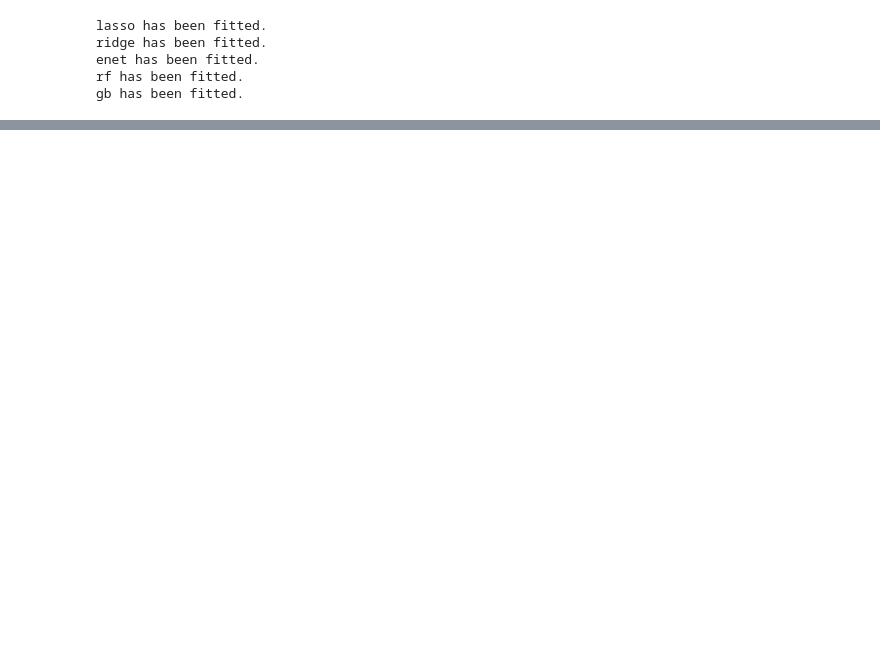
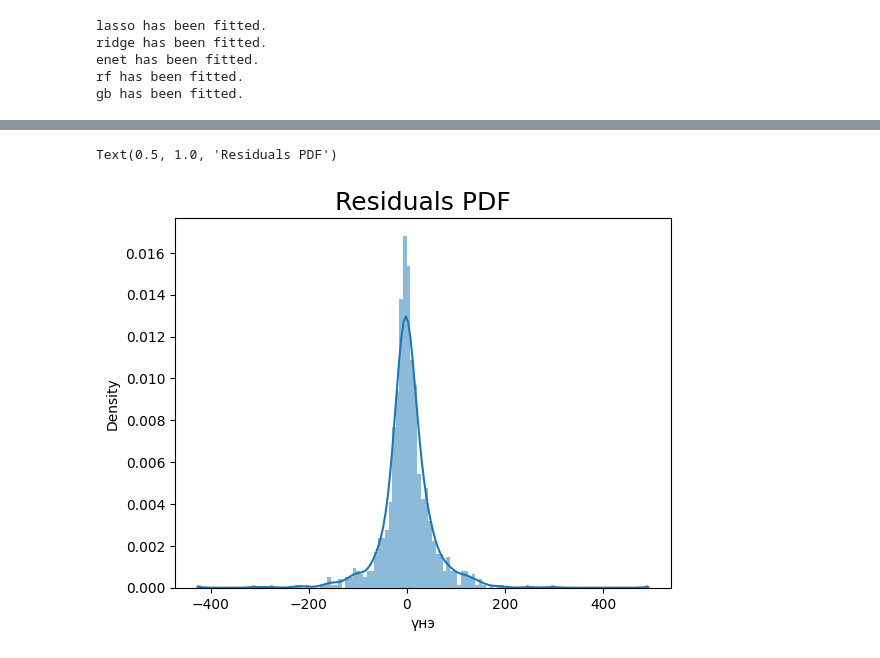
Before and after one commit to barsboldintern/TestProject, a Jupyter notebook: scraping/TrainingModule.ipynb, the cells around one changed output, grey strips where cells are left out. Cells and saved outputs as stored; diff of their text form; code cells hidden in the pictures; blank space fills up the shorter version.

```diff
--- a/scraping/TrainingModule.ipynb
+++ b/scraping/TrainingModule.ipynb
@@ -290,0 +368,7 @@ MAE: 43.72524183949968
+# %%
+sns.histplot(y_test - pred, kde=True, stat="density", linewidth=0)
+
+plt.title("Residuals PDF", size=18)
+# %% [output]
+Text(0.5, 1.0, 'Residuals PDF')
+[figure, added]
```
Also changed, not shown: parts of 47 cells of this notebook, 19 other files.
